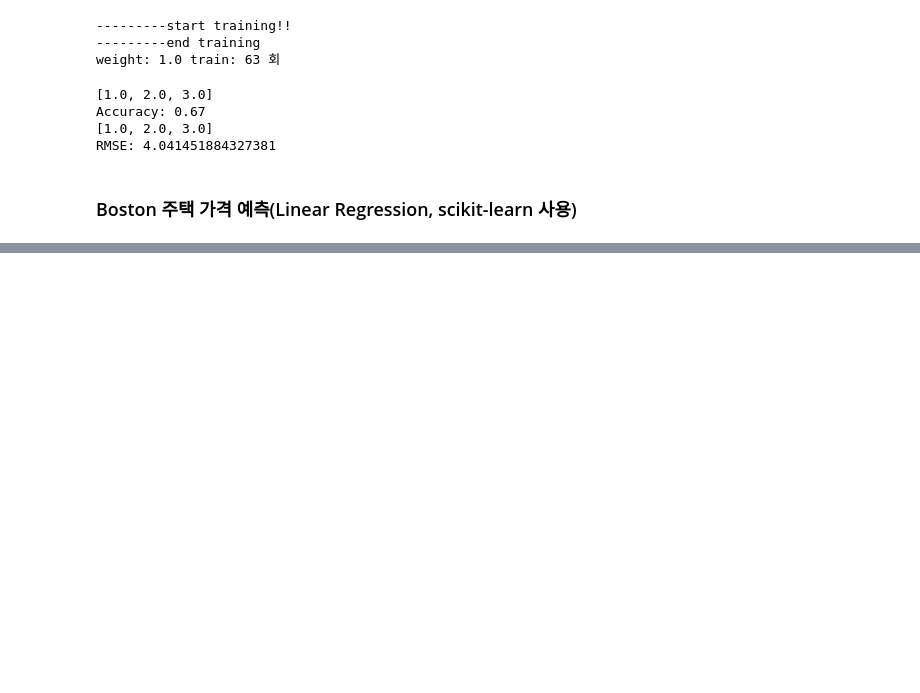
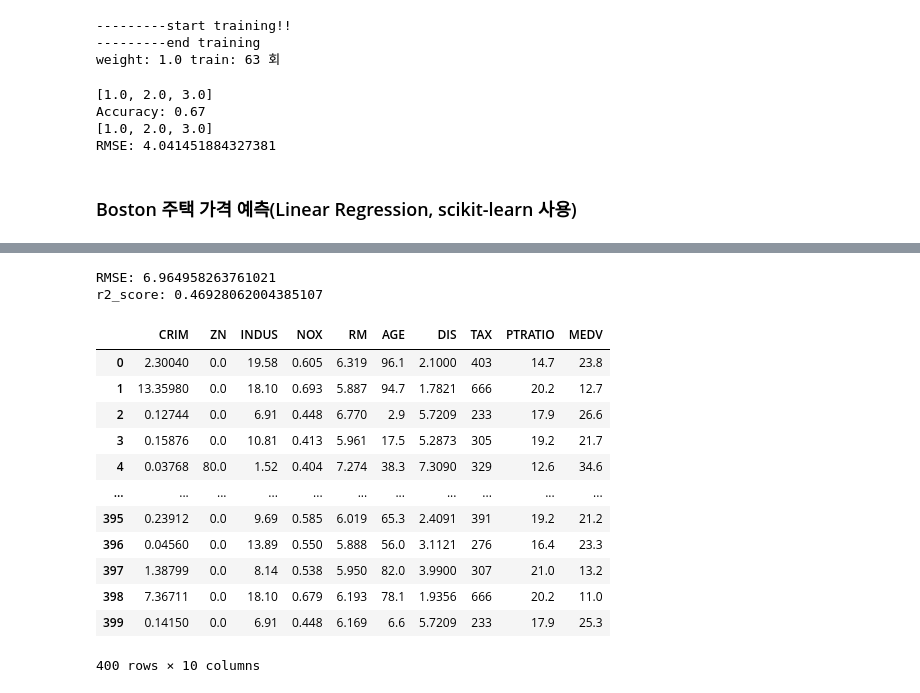
Before and after one commit to landturtler/2020_AI_education_example, a Jupyter notebook: 머신러닝/머신러닝기초.ipynb, the cells around one changed output, grey strips where cells are left out. Cells and saved outputs as stored; diff of their text form; code cells hidden in the pictures; blank space fills up the shorter version.

```diff
--- a/머신러닝/머신러닝기초.ipynb
+++ b/머신러닝/머신러닝기초.ipynb
@@ -221,0 +258,32 @@ RMSE: 4.041451884327381
+# %%
+# 정확도 측정, RMSE
+
+from sklearn.metrics import mean_squared_error
+
+mse = mean_squared_error(y,y_predict)
+rmse = np.sqrt(mse)  # root(제곱근)
+print('RMSE:',rmse)  #
+
+from sklearn.metrics import r2_score
+
+r2 = r2_score(y,y_predict) # R-squred(결정계수), 예측 값의 분산/실제값의 분산
+print('r2_score:',r2)
+# %% [output]
+RMSE: 6.964958263761021
+r2_score: 0.46928062004385107
+# %%
+df
+# %% [output]
+|  | CRIM | ZN | INDUS | NOX | RM | AGE | DIS | TAX | PTRATIO | MEDV |
+| 0 | 2.30040 | 0.0 | 19.58 | 0.605 | 6.319 | 96.1 | 2.1000 | 403 | 14.7 | 23.8 |
+| 1 | 13.35980 | 0.0 | 18.10 | 0.693 | 5.887 | 94.7 | 1.7821 | 666 | 20.2 | 12.7 |
+| 2 | 0.12744 | 0.0 | 6.91 | 0.448 | 6.770 | 2.9 | 5.7209 | 233 | 17.9 | 26.6 |
+| 3 | 0.15876 | 0.0 | 10.81 | 0.413 | 5.961 | 17.5 | 5.2873 | 305 | 19.2 | 21.7 |
+| 4 | 0.03768 | 80.0 | 1.52 | 0.404 | 7.274 | 38.3 | 7.3090 | 329 | 12.6 | 34.6 |
+| ... | ... | ... | ... | ... | ... | ... | ... | ... | ... | ... |
+| 395 | 0.23912 | 0.0 | 9.69 | 0.585 | 6.019 | 65.3 | 2.4091 | 391 | 19.2 | 21.2 |
+| 396 | 0.04560 | 0.0 | 13.89 | 0.550 | 5.888 | 56.0 | 3.1121 | 276 | 16.4 | 23.3 |
+| 397 | 1.38799 | 0.0 | 8.14 | 0.538 | 5.950 | 82.0 | 3.9900 | 307 | 21.0 | 13.2 |
+| 398 | 7.36711 | 0.0 | 18.10 | 0.679 | 6.193 | 78.1 | 1.9356 | 666 | 20.2 | 11.0 |
+| 399 | 0.14150 | 0.0 | 6.91 | 0.448 | 6.169 | 6.6 | 5.7209 | 233 | 17.9 | 25.3 |
+400 rows × 10 columns
```
Also changed, not shown: parts of 2 cells of this notebook, 1 other file.
